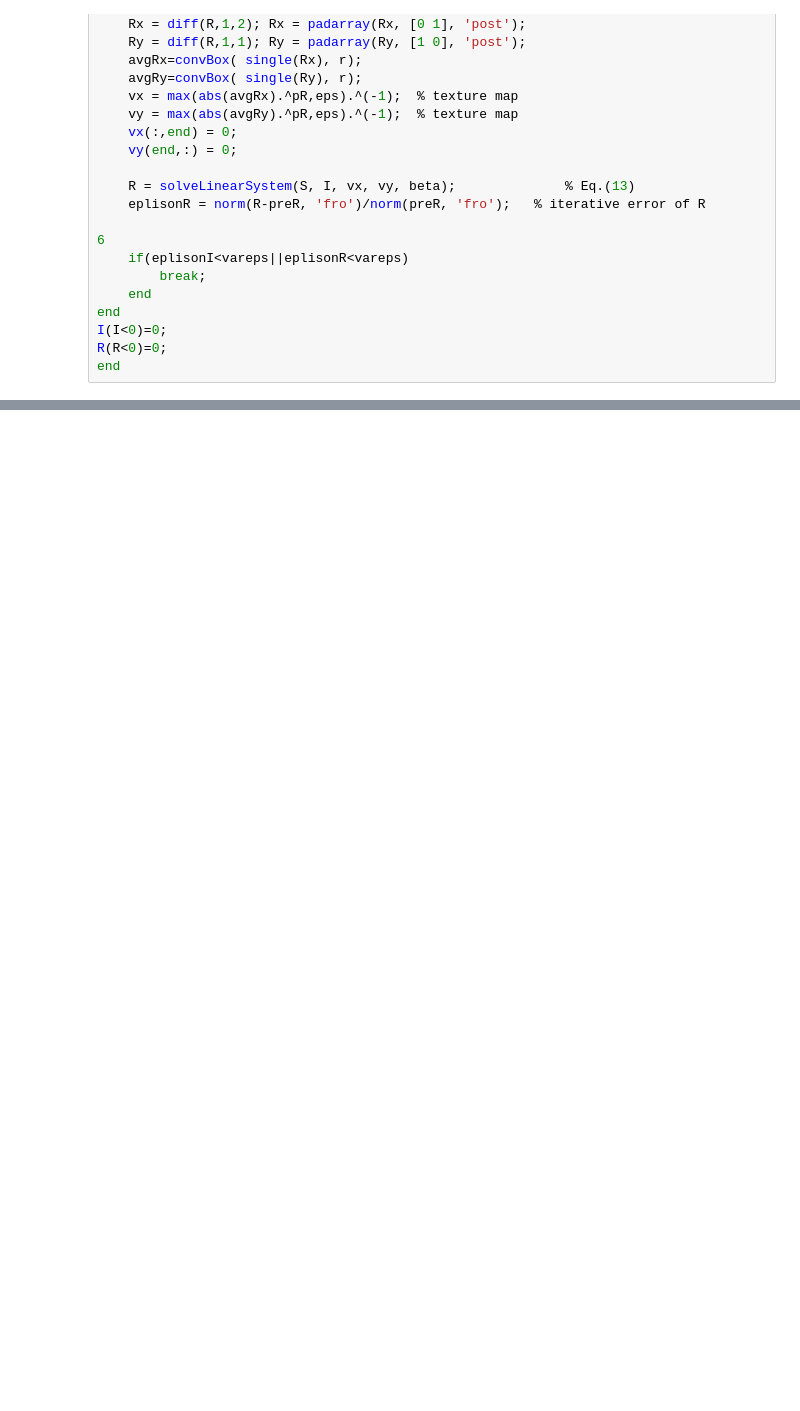
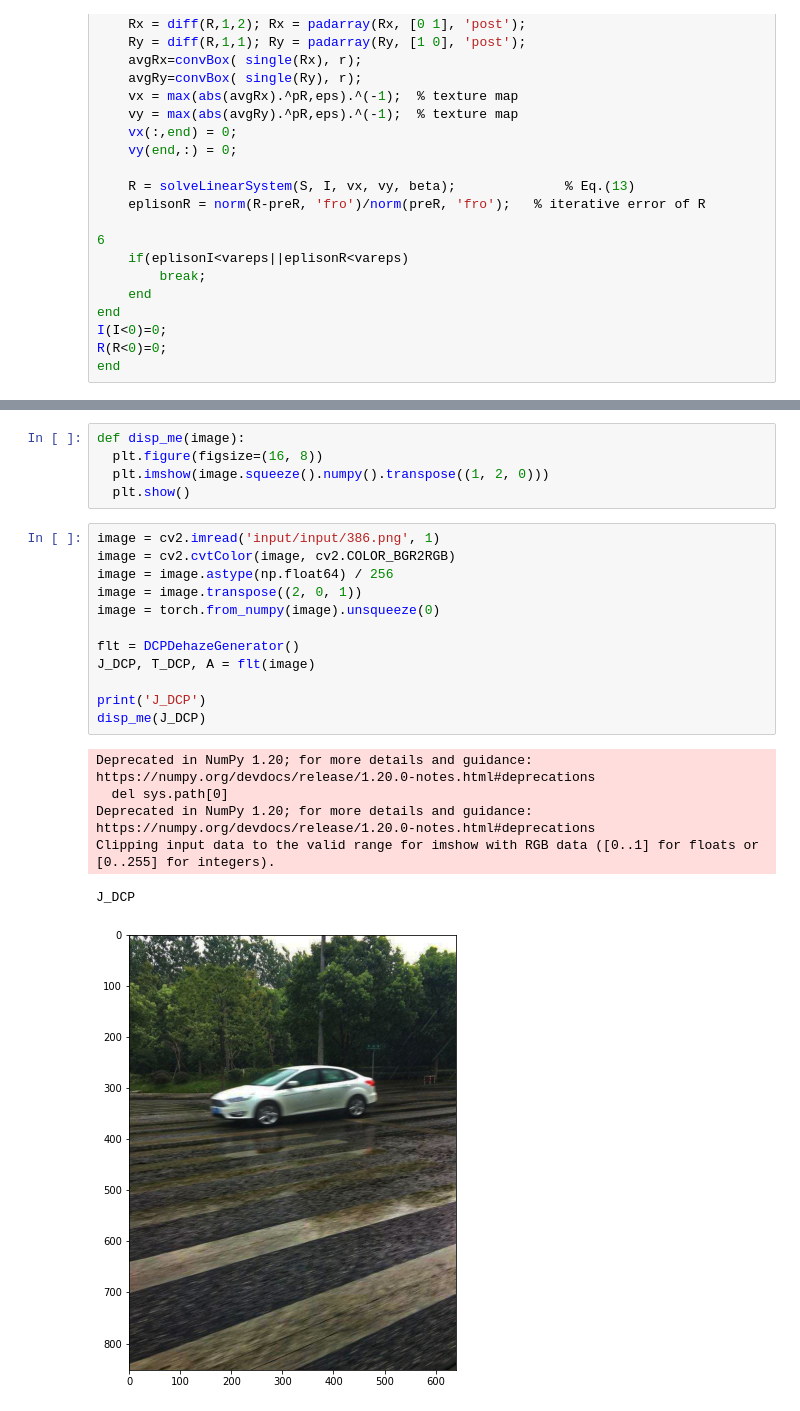
Before and after one commit to vfrantc/trans_experiments, a Jupyter notebook: play_with_star_gpu.ipynb, the cells around one changed output, grey strips where cells are left out. Saved outputs shown, nothing was run; the diff lists cells and outputs as text; blank space fills up the shorter version.

```diff
--- a/play_with_star_gpu.ipynb
+++ b/play_with_star_gpu.ipynb
@@ -237,0 +475,24 @@ end
+# %%
+def disp_me(image):
+  plt.figure(figsize=(16, 8))
+  plt.imshow(image.squeeze().numpy().transpose((1, 2, 0)))
+  plt.show()
+# %%
+image = cv2.imread('input/input/386.png', 1)
+image = cv2.cvtColor(image, cv2.COLOR_BGR2RGB)
+image = image.astype(np.float64) / 256
+image = image.transpose((2, 0, 1))
+image = torch.from_numpy(image).unsqueeze(0)
+
+flt = DCPDehazeGenerator()
+J_DCP, T_DCP, A = flt(image)
+
+print('J_DCP')
+disp_me(J_DCP)
+# %% [output]
+Deprecated in NumPy 1.20; for more details and guidance: https://numpy.org/devdocs/release/1.20.0-notes.html#deprecations
+  del sys.path[0]
+Deprecated in NumPy 1.20; for more details and guidance: https://numpy.org/devdocs/release/1.20.0-notes.html#deprecations
+Clipping input data to the valid range for imshow with RGB data ([0..1] for floats or [0..255] for integers).
+J_DCP
+[figure, added]
```
Also changed, not shown: parts of 35 cells of this notebook.
